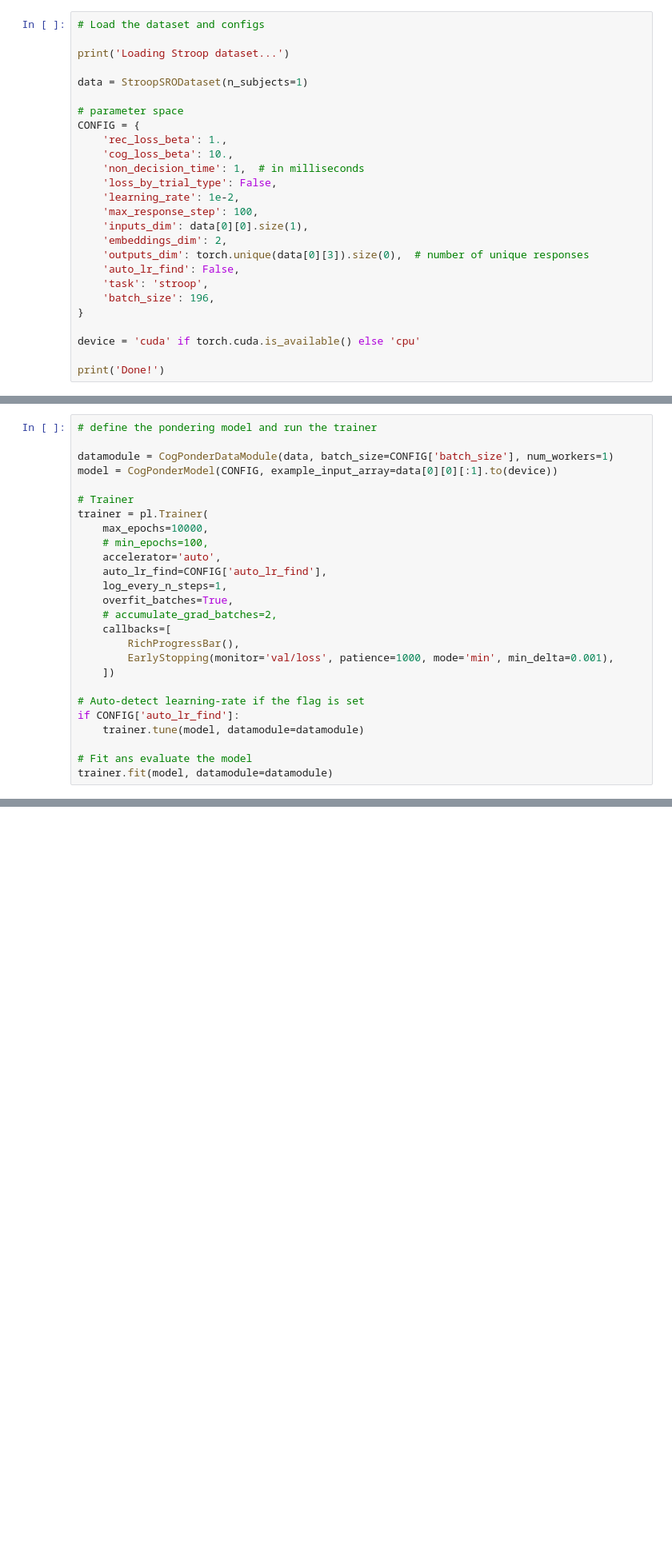
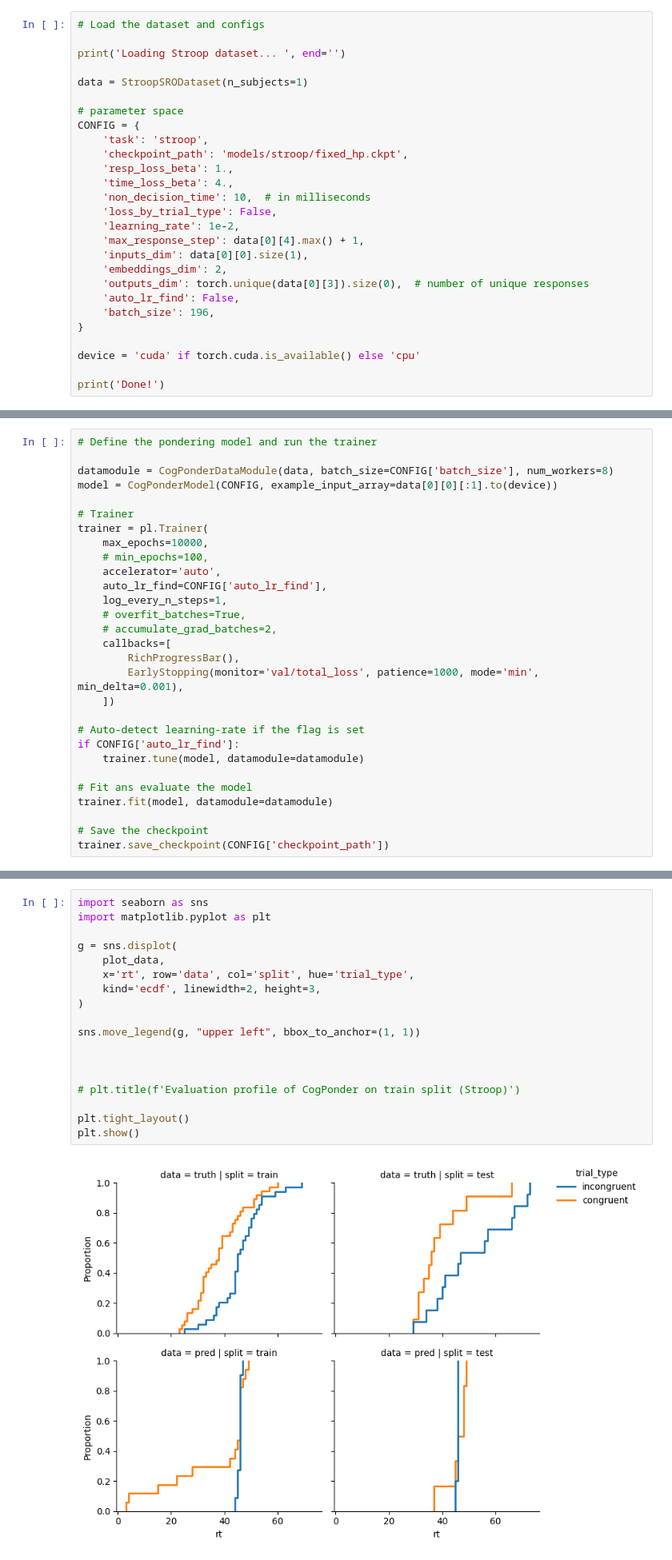
Before and after one commit to morteza/CogPonder, a Jupyter notebook: notebooks/Stroop (Fixed HP).ipynb, the cells around one changed output, grey strips where cells are left out. Shown at 80% size. Drawn from its saved outputs; the diff is of its cells as text; blank space fills up the shorter version.

Commit message:
refactoring, improvements, and figures + checkpoints

```diff
--- a/notebooks/Stroop (Fixed HP).ipynb
+++ b/notebooks/Stroop (Fixed HP).ipynb
@@ -49,23 +47,24 @@ from pathlib import Path
 # %%
 # Load the dataset and configs
 
-print('Loading Stroop dataset...')
+print('Loading Stroop dataset... ', end='')
 
 data = StroopSRODataset(n_subjects=1)
 
 # parameter space
 CONFIG = {
-    'rec_loss_beta': 1.,
-    'cog_loss_beta': 10.,
-    'non_decision_time': 1,  # in milliseconds
+    'task': 'stroop',
+    'checkpoint_path': 'models/stroop/fixed_hp.ckpt',
+    'resp_loss_beta': 1.,
+    'time_loss_beta': 4.,
+    'non_decision_time': 10,  # in milliseconds
     'loss_by_trial_type': False,
     'learning_rate': 1e-2,
-    'max_response_step': 100,
+    'max_response_step': data[0][4].max() + 1,
     'inputs_dim': data[0][0].size(1),
     'embeddings_dim': 2,
     'outputs_dim': torch.unique(data[0][3]).size(0),  # number of unique responses
     'auto_lr_find': False,
-    'task': 'stroop',
     'batch_size': 196,
 }
 
@@ -75,7 +76,7 @@ print('Done!')
 # %%
-# define the pondering model and run the trainer
+# Define the pondering model and run the trainer
 
-datamodule = CogPonderDataModule(data, batch_size=CONFIG['batch_size'], num_workers=1)
+datamodule = CogPonderDataModule(data, batch_size=CONFIG['batch_size'], num_workers=8)
 model = CogPonderModel(CONFIG, example_input_array=data[0][0][:1].to(device))
 
 # Trainer
@@ -85,11 +86,11 @@ trainer = pl.Trainer(
     accelerator='auto',
     auto_lr_find=CONFIG['auto_lr_find'],
     log_every_n_steps=1,
-    overfit_batches=True,
+    # overfit_batches=True,
     # accumulate_grad_batches=2,
     callbacks=[
         RichProgressBar(),
-        EarlyStopping(monitor='val/loss', patience=1000, mode='min', min_delta=0.001),
+        EarlyStopping(monitor='val/total_loss', patience=1000, mode='min', min_delta=0.001),
     ])
 
 # Auto-detect learning-rate if the flag is set
@@ -98,6 +99,9 @@ if CONFIG['auto_lr_find']:
 
 # Fit ans evaluate the model
 trainer.fit(model, datamodule=datamodule)
+
+# Save the checkpoint
+trainer.save_checkpoint(CONFIG['checkpoint_path'])
 # %% [output]
 GPU available: True (cuda), used: True
 TPU available: False, using: 0 TPU cores
@@ -222,0 +229,20 @@ plt.show()
+# %%
+import seaborn as sns
+import matplotlib.pyplot as plt
+
+g = sns.displot(
+    plot_data,
+    x='rt', row='data', col='split', hue='trial_type',
+    kind='ecdf', linewidth=2, height=3,
+)
+
+sns.move_legend(g, "upper left", bbox_to_anchor=(1, 1))
+
+
+
+# plt.title(f'Evaluation profile of CogPonder on train split (Stroop)')
+
+plt.tight_layout()
+plt.show()
+# %% [output]
+[figure, added]
```
Also changed, not shown: parts of 9 cells of this notebook, 9 other files.
